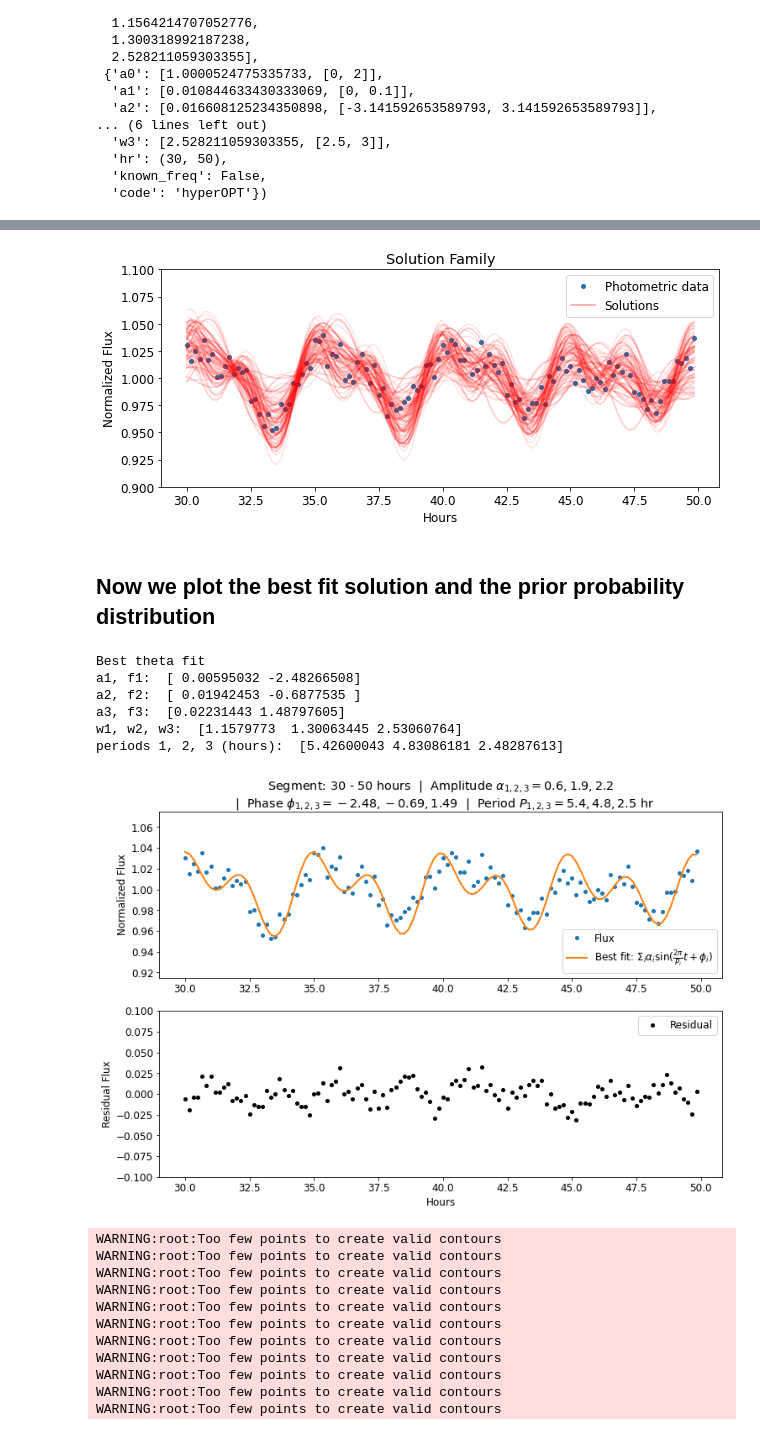
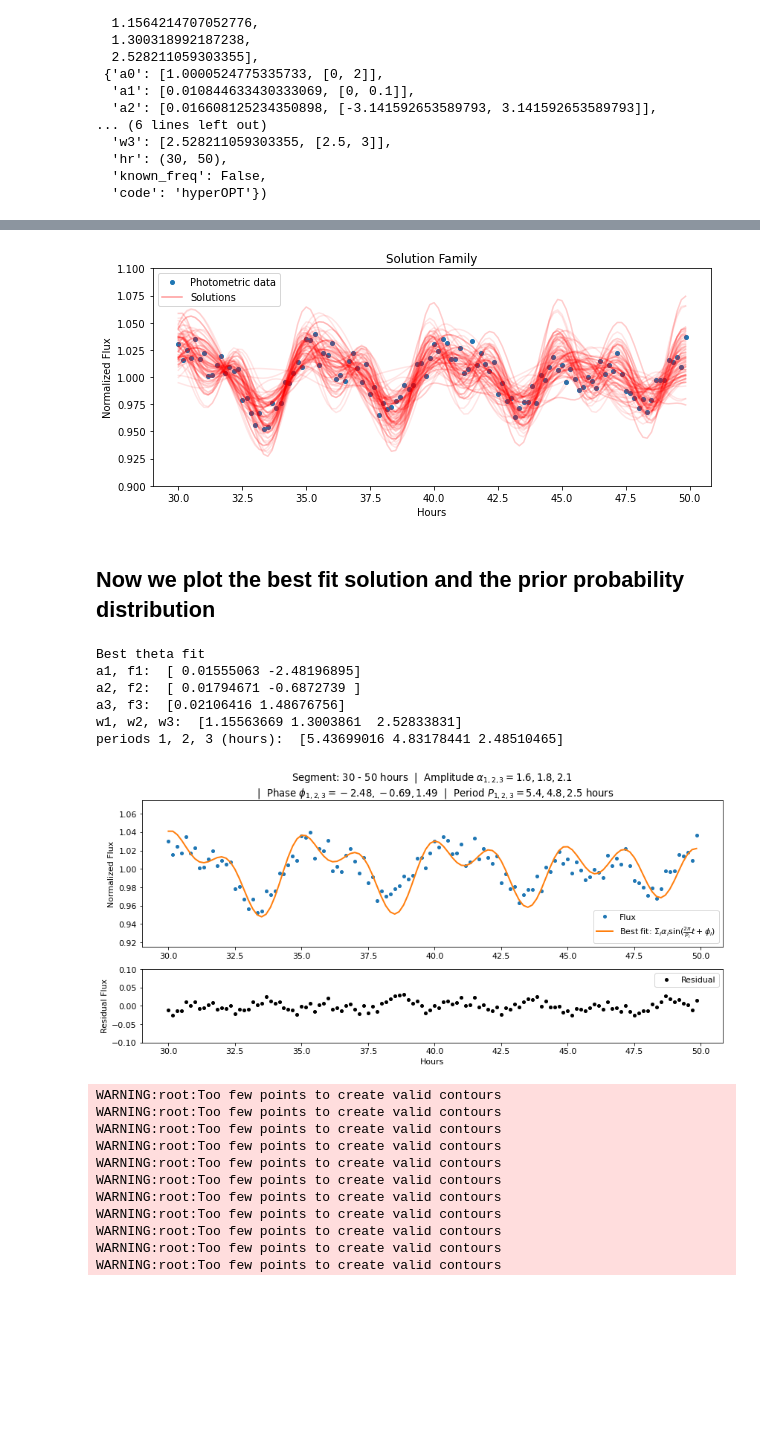
Before and after one commit to fudanguyen/aroma, a Jupyter notebook: AROMA_An_Exo_Rot_Mapping/notebooks/[MCMC_30-50hours]lightCurveSyntheticFit.ipynb, the cells around one changed output, grey strips where cells are left out. Drawn from its saved outputs; the diff is of its cells as text; code cells hidden in the pictures; blank space fills up the shorter version.

Commit message:
update new figure scheme

```diff
--- a/AROMA_An_Exo_Rot_Mapping/notebooks/[MCMC_30-50hours]lightCurveSyntheticFit.ipynb
+++ b/AROMA_An_Exo_Rot_Mapping/notebooks/[MCMC_30-50hours]lightCurveSyntheticFit.ipynb
@@ -236,6 +246,6 @@ Running production...
 # %%
 ### Plotting solution family
-save = True
+save = False
 def plotter(sampler,t=time,flux=lc):
     plt.figure(figsize=(10,4))
     plt.plot(t,flux,label='Photometric data', ls='', marker='o', ms=4)
@@ -258,59 +268,56 @@ def plotter(sampler,t=time,flux=lc):
     plt.show()
 plotter(sampler)
 # %% [output]
-[figure, old version]
+[figure, new version]
 # %% [markdown]
 ## Now we plot the best fit solution and the prior probability distribution
 # %%
 samples = sampler.flatchain
 import matplotlib
-matplotlib.rcParams.update({'font.size': 12})
+matplotlib.rcParams.update({'font.size': 11})
 
 ## BEST FIT SOLUTION
 theta_max  = samples[np.argmax(sampler.flatlnprobability)]
 print('Best theta fit')
 print('a1, f1: ', theta_max[0:2])
 print('a2, f2: ', theta_max[2:4])
 print('a3, f3: ', theta_max[4:6])
 print('w1, w2, w3: ', theta_max[6:9])
 print('periods 1, 2, 3 (hours): ', 2*pi/theta_max[6:9])
 
 best_fit_model = model(theta_max)
-plt.figure(figsize=(12,8))
-
-plt.subplot(211)
-
-plt.title('Segment: %i - %i hours'%(tlow, thigh)
+# plt.figure(figsize=(12,8))
+f, (a0, a1) = plt.subplots(2, 1, figsize = (14,6), gridspec_kw={'height_ratios': [2, 1]})
+a0.set_title('Segment: %i - %i hours'%(tlow, thigh)
            + r'  |  Amplitude $ \alpha_{1,2,3}=%.1f, %.1f, %.1f $' %(theta_max[0]*100, theta_max[2]*100, theta_max[4]*100)
            + '\n' + r'  |  Phase $ \phi_{1,2,3}=%.2f, %.2f, %.2f $' %(theta_max[1], theta_max[3], theta_max[5])
-           + r'  |  Period $ P_{1,2,3}=%.1f, %.1f, %.1f $ hr'   %(2*pi/theta_max[6], 2*pi/theta_max[7], 2*pi/theta_max[8]) )
-plt.plot(time,lc,label='Flux',ls='', marker='o', ms=4)
-plt.plot(time,best_fit_model,label=r'Best fit: $\Sigma_i \alpha_i \sin(\frac{2\pi}{P_i}t + \phi_i)  $', lw=2)
-plt.ylim((0.915, 1.075)), plt.legend()
-plt.ylabel('Normalized Flux')
-plt.subplot(212)
-plt.plot(time,lc - best_fit_model,label='Residual', ls='', marker='o', ms=4, c='k'), plt.legend()
-plt.ylim((-0.1,0.1))
-plt.ylabel('Residual Flux')
-plt.xlabel('Hours')
+           + r'  |  Period $ P_{1,2,3}=%.1f, %.1f, %.1f $ hours'   %(2*pi/theta_max[6], 2*pi/theta_max[7], 2*pi/theta_max[8]) )
+a0.plot(time,lc,label='Flux',ls='', marker='o', ms=4)
+a0.plot(time,best_fit_model,label=r'Best fit: $\Sigma_i \alpha_i \sin(\frac{2\pi}{P_i}t + \phi_i)  $', lw=2)
+a0.set_ylim((0.915, 1.075)), a0.legend()
+a0.set_ylabel('Normalized Flux')
+a1.plot(time,lc - best_fit_model,label='Residual', ls='', marker='o', ms=4, c='k'), plt.legend()
+a1.set_ylim((-0.1,0.1))
+a1.set_ylabel('Residual Flux')
+a1.set_xlabel('Hours')
 
 ## Saving
 save = True
 if save:
     handle_code = 'MCMC'
     plotOut = plotPath + '/%s_sector3637_%i_%i-hr_fit'%(handle_code, tlow, thigh)
-    plt.savefig(plotOut+'.pdf', dpi=300, format='pdf', bbox_inches = 'tight')
-    plt.savefig(plotOut+'.png', dpi=300, format='png', bbox_inches = 'tight')
+    f.savefig(plotOut+'.pdf', dpi=300, format='pdf', bbox_inches = 'tight')
+    f.savefig(plotOut+'.png', dpi=300, format='png', bbox_inches = 'tight')
 
 plt.show()
 # %% [output]
 Best theta fit
-a1, f1:  [ 0.00595032 -2.48266508]
-a2, f2:  [ 0.01942453 -0.6877535 ]
-a3, f3:  [0.02231443 1.48797605]
-w1, w2, w3:  [1.1579773  1.30063445 2.53060764]
-periods 1, 2, 3 (hours):  [5.42600043 4.83086181 2.48287613]
+a1, f1:  [ 0.01555063 -2.48196895]
+a2, f2:  [ 0.01794671 -0.6872739 ]
+a3, f3:  [0.02106416 1.48676756]
+w1, w2, w3:  [1.15563669 1.3003861  2.52833831]
+periods 1, 2, 3 (hours):  [5.43699016 4.83178441 2.48510465]
-[figure, old version]
+[figure, new version]
 # %%
 ## CORNER PLOT OF PRIOR PROBABILITY DISTRIBUTION
 import corner
```
Also changed, not shown: parts of 3 cells of this notebook, 53 other files.
